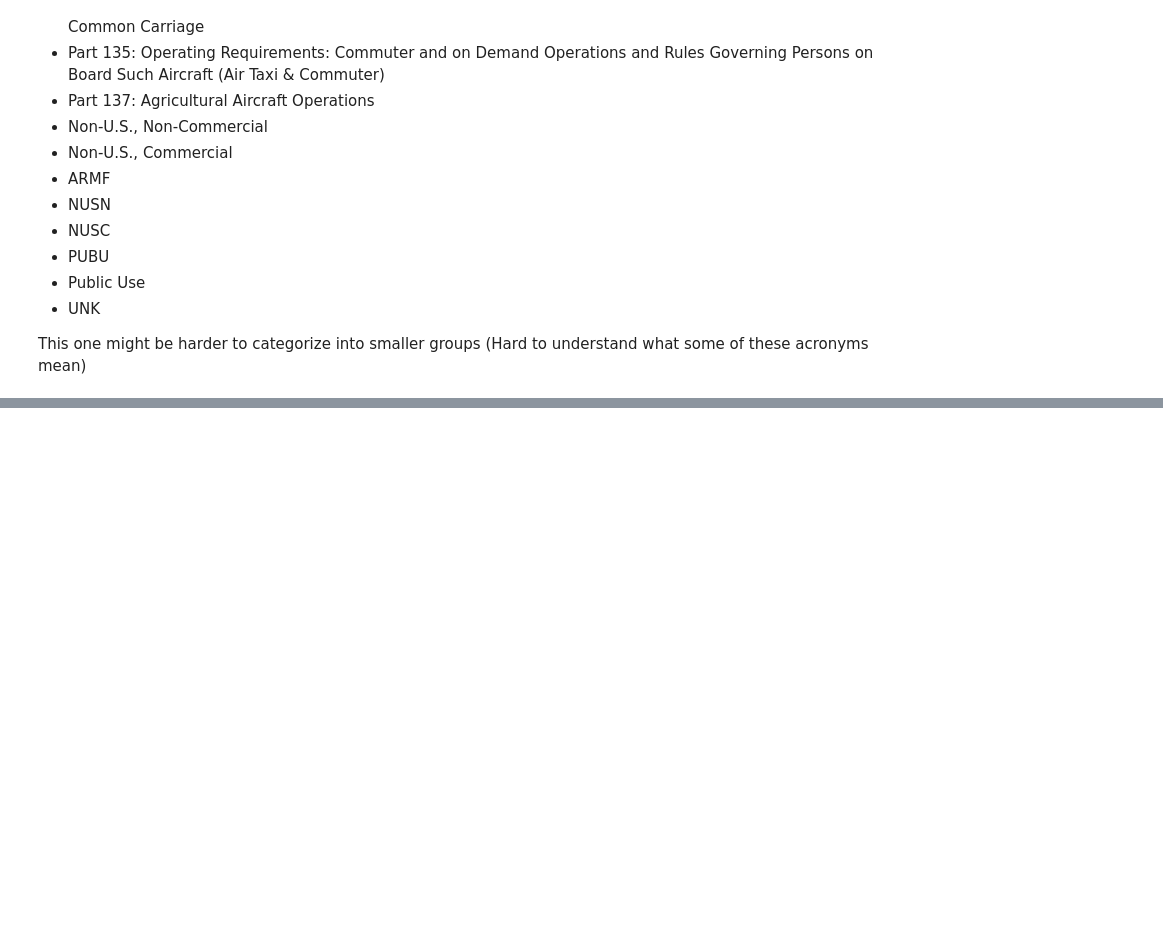
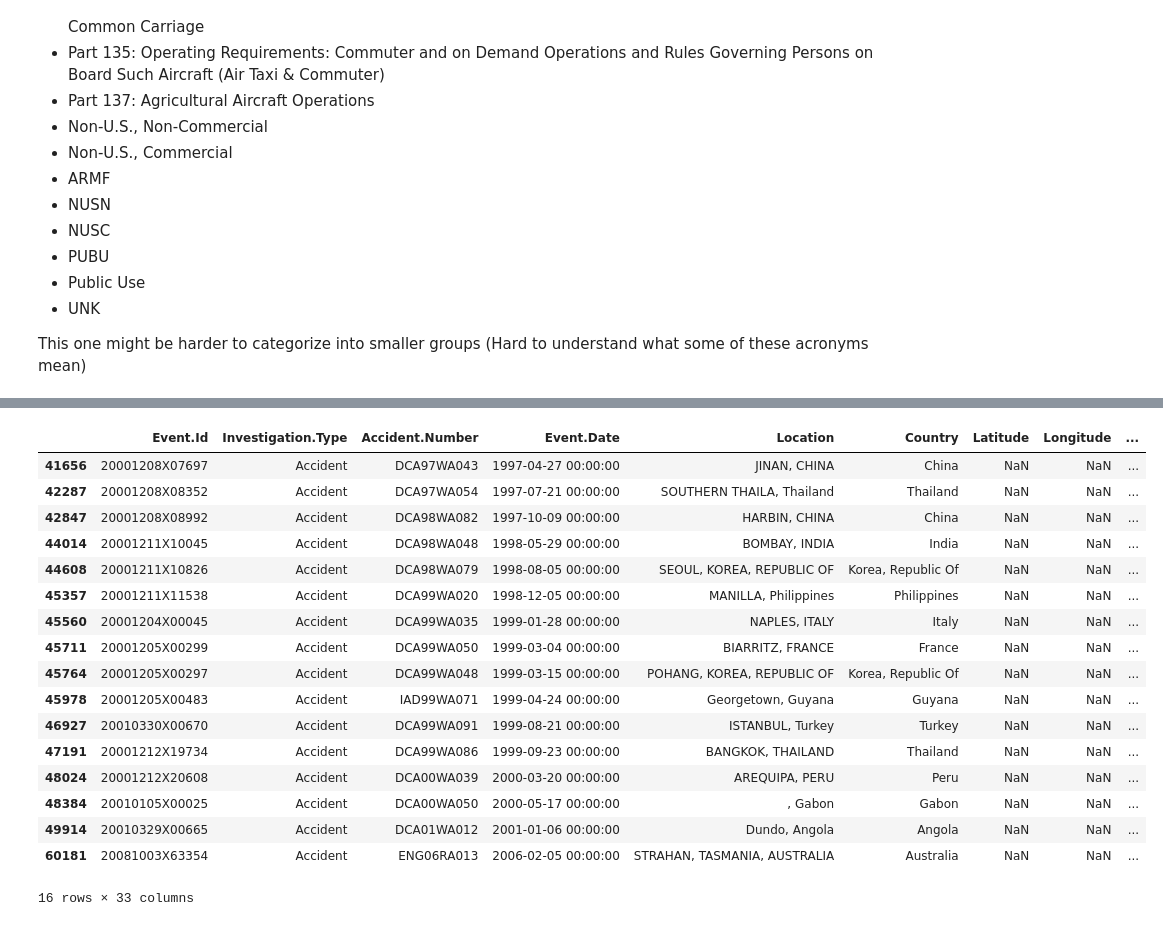
Before and after one commit to DBAfox/Phase_1_project, a Jupyter notebook: index.ipynb, the cells around one changed output, grey strips where cells are left out. Saved outputs shown, nothing was run; the diff lists cells and outputs as text; code cells hidden in the pictures; blank space fills up the shorter version.

```diff
--- a/index.ipynb
+++ b/index.ipynb
@@ -562,0 +663,2 @@ Things to change:
+# %%
+df['Injury.Severity'] = df['Injury.Severity'].map(lambda x: 'Fatal' if isinstance(x, str) and 'Fatal(' in x else x)
@@ -562,0 +680,21 @@ Things to change:
+# %%
+df[df['Injury.Severity'] == 'Unavailable']
+# %% [output]
+|  | Event.Id | Investigation.Type | Accident.Number | Event.Date | Location | Country | Latitude | Longitude | ... |
+| 41656 | 20001208X07697 | Accident | DCA97WA043 | 1997-04-27 00:00:00 | JINAN, CHINA | China | NaN | NaN | ... |
+| 42287 | 20001208X08352 | Accident | DCA97WA054 | 1997-07-21 00:00:00 | SOUTHERN THAILA, Thailand | Thailand | NaN | NaN | ... |
+| 42847 | 20001208X08992 | Accident | DCA98WA082 | 1997-10-09 00:00:00 | HARBIN, CHINA | China | NaN | NaN | ... |
+| 44014 | 20001211X10045 | Accident | DCA98WA048 | 1998-05-29 00:00:00 | BOMBAY, INDIA | India | NaN | NaN | ... |
+| 44608 | 20001211X10826 | Accident | DCA98WA079 | 1998-08-05 00:00:00 | SEOUL, KOREA, REPUBLIC OF | Korea, Republic Of | NaN | NaN | ... |
+| 45357 | 20001211X11538 | Accident | DCA99WA020 | 1998-12-05 00:00:00 | MANILLA, Philippines | Philippines | NaN | NaN | ... |
+| 45560 | 20001204X00045 | Accident | DCA99WA035 | 1999-01-28 00:00:00 | NAPLES, ITALY | Italy | NaN | NaN | ... |
+| 45711 | 20001205X00299 | Accident | DCA99WA050 | 1999-03-04 00:00:00 | BIARRITZ, FRANCE | France | NaN | NaN | ... |
+| 45764 | 20001205X00297 | Accident | DCA99WA048 | 1999-03-15 00:00:00 | POHANG, KOREA, REPUBLIC OF | Korea, Republic Of | NaN | NaN | ... |
+| 45978 | 20001205X00483 | Accident | IAD99WA071 | 1999-04-24 00:00:00 | Georgetown, Guyana | Guyana | NaN | NaN | ... |
+| 46927 | 20010330X00670 | Accident | DCA99WA091 | 1999-08-21 00:00:00 | ISTANBUL, Turkey | Turkey | NaN | NaN | ... |
+| 47191 | 20001212X19734 | Accident | DCA99WA086 | 1999-09-23 00:00:00 | BANGKOK, THAILAND | Thailand | NaN | NaN | ... |
+| 48024 | 20001212X20608 | Accident | DCA00WA039 | 2000-03-20 00:00:00 | AREQUIPA, PERU | Peru | NaN | NaN | ... |
+| 48384 | 20010105X00025 | Accident | DCA00WA050 | 2000-05-17 00:00:00 | , Gabon | Gabon | NaN | NaN | ... |
+| 49914 | 20010329X00665 | Accident | DCA01WA012 | 2001-01-06 00:00:00 | Dundo, Angola | Angola | NaN | NaN | ... |
+| 60181 | 20081003X63354 | Accident | ENG06RA013 | 2006-02-05 00:00:00 | STRAHAN, TASMANIA, AUSTRALIA | Australia | NaN | NaN | ... |
+16 rows × 33 columns
```
Also changed, not shown: parts of 83 cells of this notebook.
